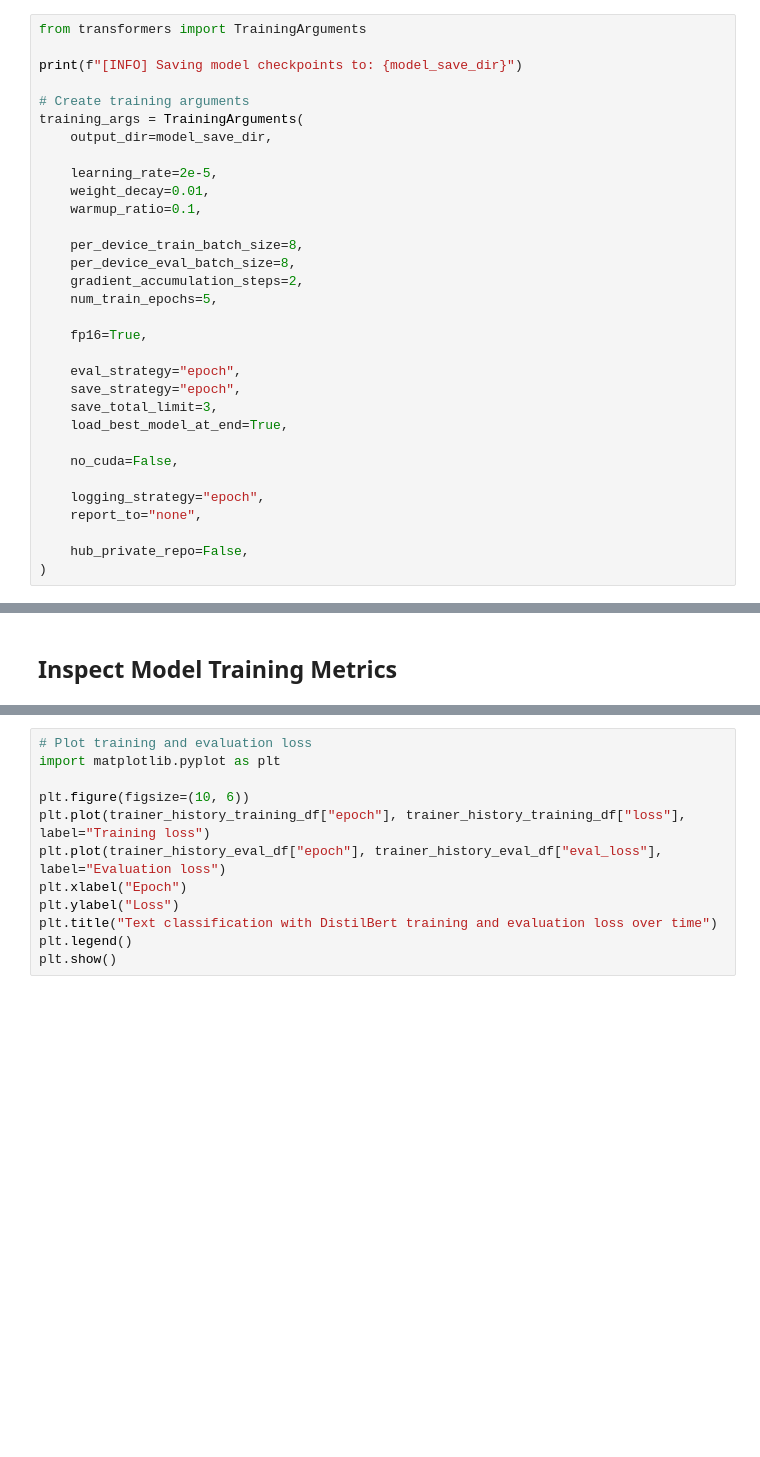
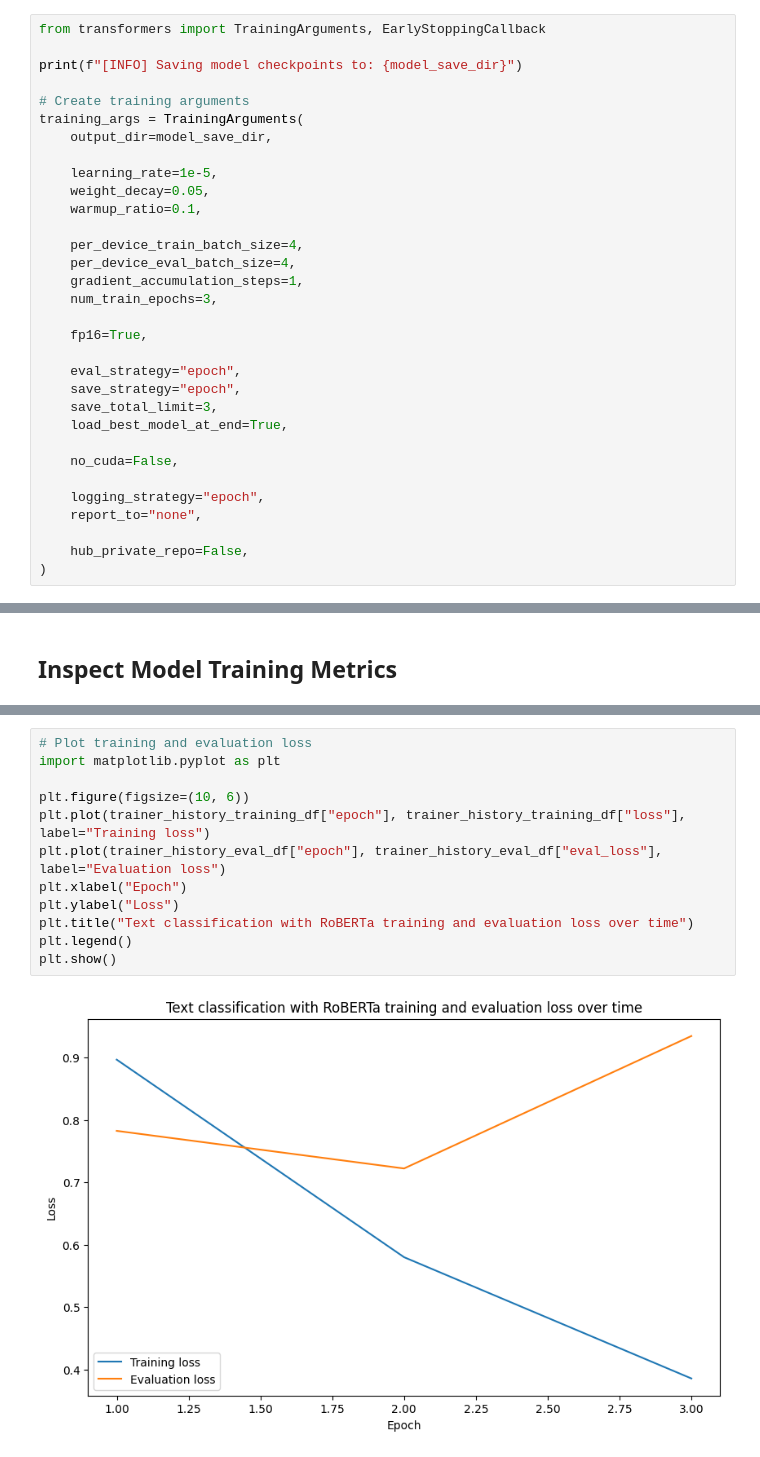
Before and after one commit to broooklynp/reading-level-classification, a Jupyter notebook: notebook.ipynb, the cells around one changed output, grey strips where cells are left out. Saved outputs shown, nothing was run; the diff lists cells and outputs as text; blank space fills up the shorter version.

```diff
--- a/notebook.ipynb
+++ b/notebook.ipynb
@@ -183,7 +282,7 @@ model_save_dir
 # %% [markdown]
 ### Set Up Training Arguments
 # %%
-from transformers import TrainingArguments
+from transformers import TrainingArguments, EarlyStoppingCallback
 
 print(f"[INFO] Saving model checkpoints to: {model_save_dir}")
 
@@ -191,14 +290,14 @@ print(f"[INFO] Saving model checkpoints to: {model_save_dir}")
 training_args = TrainingArguments(
     output_dir=model_save_dir,
 
-    learning_rate=2e-5,
-    weight_decay=0.01,
+    learning_rate=1e-5,
+    weight_decay=0.05,
     warmup_ratio=0.1,
 
-    per_device_train_batch_size=8,
-    per_device_eval_batch_size=8,
-    gradient_accumulation_steps=2,
-    num_train_epochs=5,
+    per_device_train_batch_size=4,
+    per_device_eval_batch_size=4,
+    gradient_accumulation_steps=1,
+    num_train_epochs=3,
 
     fp16=True,
 
@@ -284,12 +434,14 @@ trainer_history_eval_df
 # %%
 # Plot training and evaluation loss
 import matplotlib.pyplot as plt
 
 plt.figure(figsize=(10, 6))
 plt.plot(trainer_history_training_df["epoch"], trainer_history_training_df["loss"], label="Training loss")
 plt.plot(trainer_history_eval_df["epoch"], trainer_history_eval_df["eval_loss"], label="Evaluation loss")
 plt.xlabel("Epoch")
 plt.ylabel("Loss")
-plt.title("Text classification with DistilBert training and evaluation loss over time")
+plt.title("Text classification with RoBERTa training and evaluation loss over time")
 plt.legend()
 plt.show()
+# %% [output]
+[figure, added]
```
Also changed, not shown: parts of 22 cells of this notebook.
